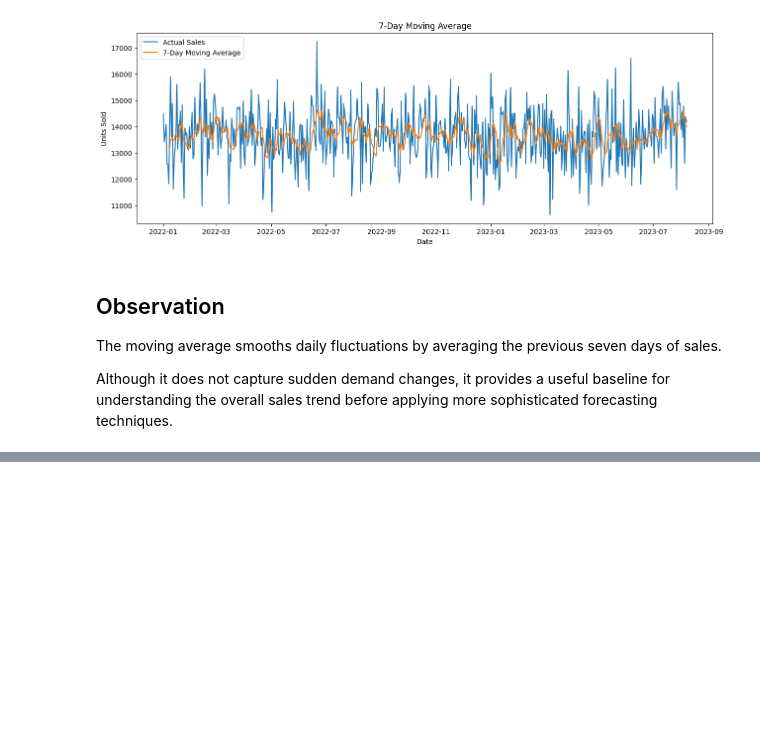
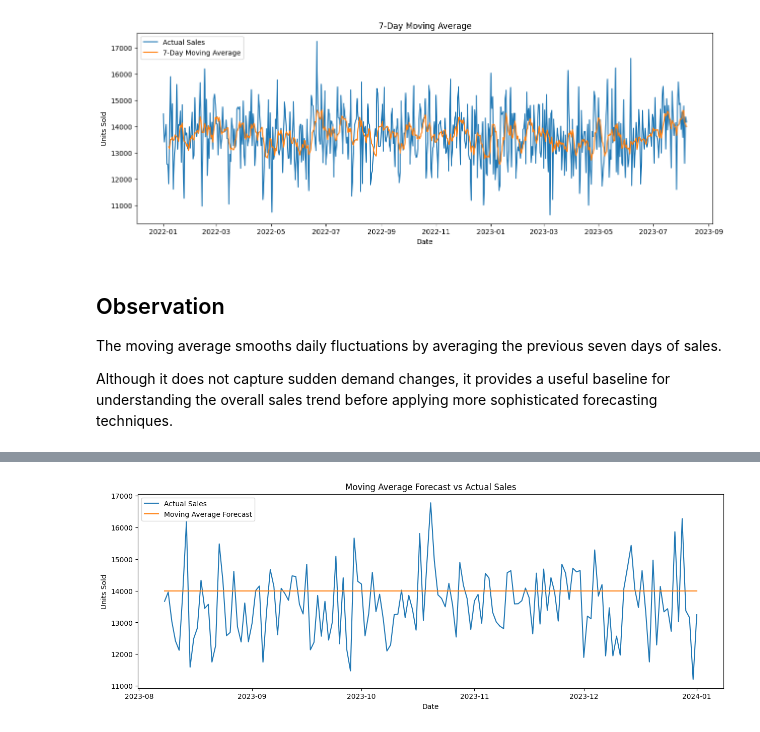
Before and after one commit to Adithyan-7/supply-chain-demand-forecasting, a Jupyter notebook: notebooks/04_demand_forecasting.ipynb, the cells around one changed output, grey strips where cells are left out. Drawn from its saved outputs; the diff is of its cells as text; code cells hidden in the pictures; blank space fills up the shorter version.

Commit message:
feat: evaluate moving average forecasting model

```diff
--- a/notebooks/04_demand_forecasting.ipynb
+++ b/notebooks/04_demand_forecasting.ipynb
@@ -194,0 +201,8 @@ Although it does not capture sudden demand changes, it provides a useful baselin
+# %%
+forecast_value = train["Units Sold"].tail(7).mean()
+
+test = test.copy()
+
+test["Moving Average Forecast"] = forecast_value
+
+test.head()
@@ -194,0 +220,21 @@ Although it does not capture sudden demand changes, it provides a useful baselin
+# %%
+plt.figure(figsize=(15,5))
+
+plt.plot(
+    test["Date"],
+    test["Units Sold"],
+    label="Actual Sales")
+
+plt.plot(
+    test["Date"],
+    test["Moving Average Forecast"],
+    label="Moving Average Forecast")
+
+plt.title("Moving Average Forecast vs Actual Sales")
+plt.xlabel("Date")
+plt.ylabel("Units Sold")
+plt.legend()
+
+plt.show()
+# %% [output]
+[figure, added]
```
Also changed, not shown: parts of 7 cells of this notebook.
